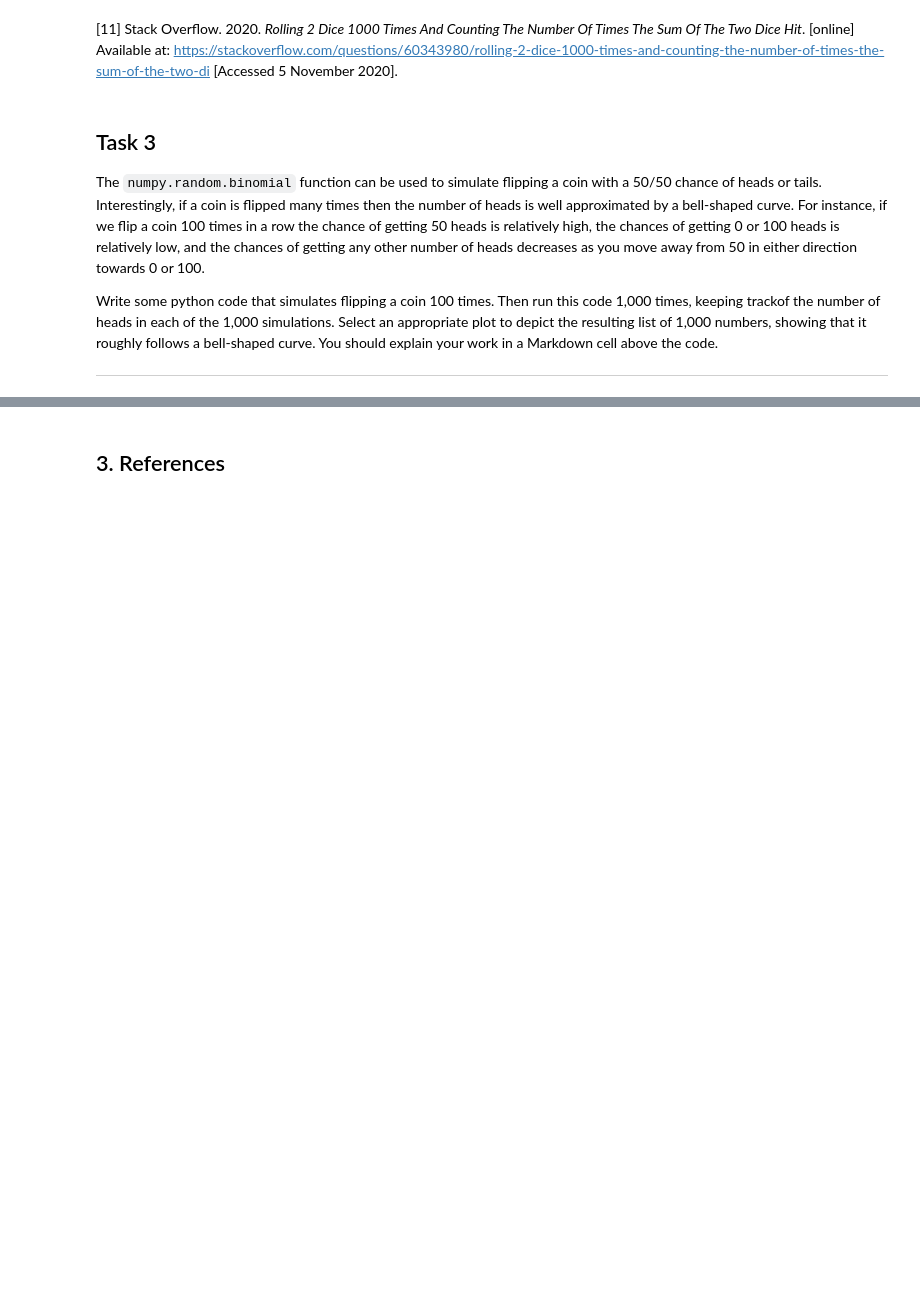
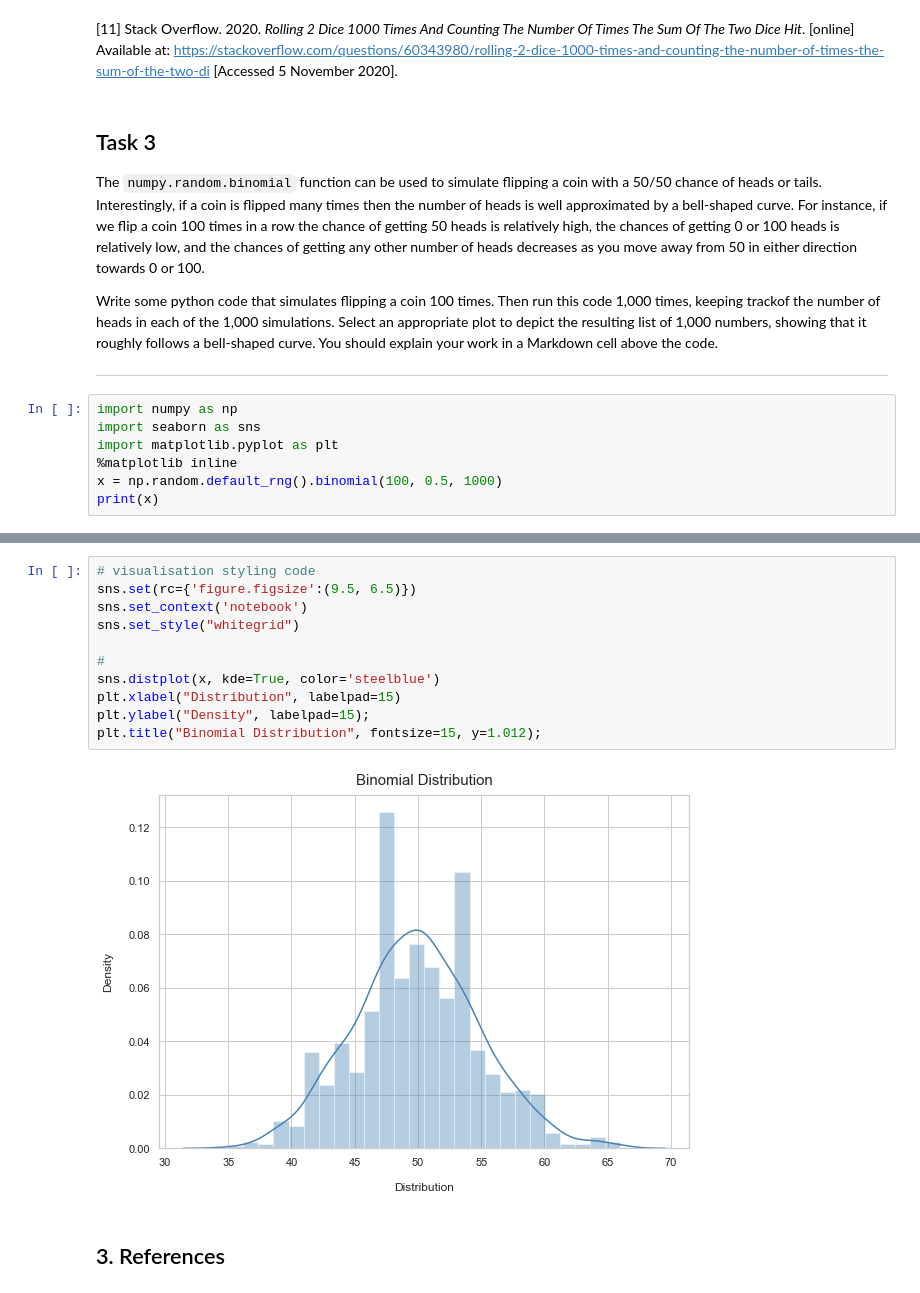
Before and after one commit to Munster2020/HDIP_CSDA_COMP07084_TASKS, a Jupyter notebook: tasks2020.ipynb, the cells around one changed output, grey strips where cells are left out. Saved outputs shown, nothing was run; the diff lists cells and outputs as text; blank space fills up the shorter version.

```diff
--- a/tasks2020.ipynb
+++ b/tasks2020.ipynb
@@ -243,3 +243,10 @@ The `numpy.random.binomial` function can be used to simulate flipping a coin wit
 Write some python code that simulates flipping a coin 100 times. Then run this code 1,000 times, keeping trackof the number of heads in each of the 1,000 simulations. Select an appropriate plot to depict the resulting list of 1,000 numbers, showing that it roughly follows a bell-shaped curve. You should explain your work in a Markdown cell above the code.
 
 ---
+# %%
+import numpy as np
+import seaborn as sns
+import matplotlib.pyplot as plt
+%matplotlib inline
+x = np.random.default_rng().binomial(100, 0.5, 1000)
+print(x)
@@ -246,3 +271,16 @@ Write some python code that simulates flipping a coin 100 times. Then run this c
+# %%
+# visualisation styling code
+sns.set(rc={'figure.figsize':(9.5, 6.5)})
+sns.set_context('notebook')
+sns.set_style("whitegrid")
+
+#
+sns.distplot(x, kde=True, color='steelblue')
+plt.xlabel("Distribution", labelpad=15)
+plt.ylabel("Density", labelpad=15);
+plt.title("Binomial Distribution", fontsize=15, y=1.012);
+# %% [output]
+[figure, added]
 # %% [markdown]
 ## 3. References
 # %% [markdown]
```
Also changed, not shown: parts of 2 cells of this notebook.
